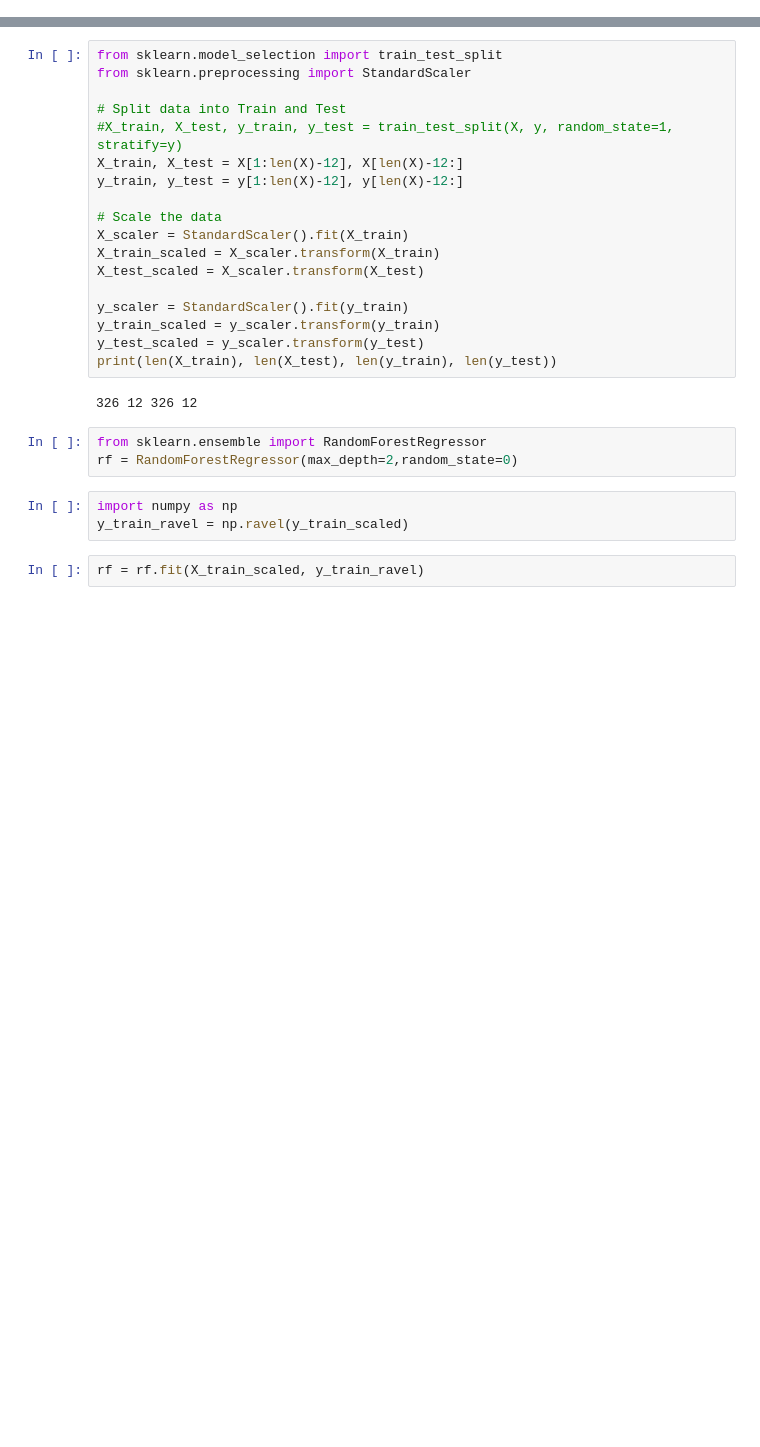
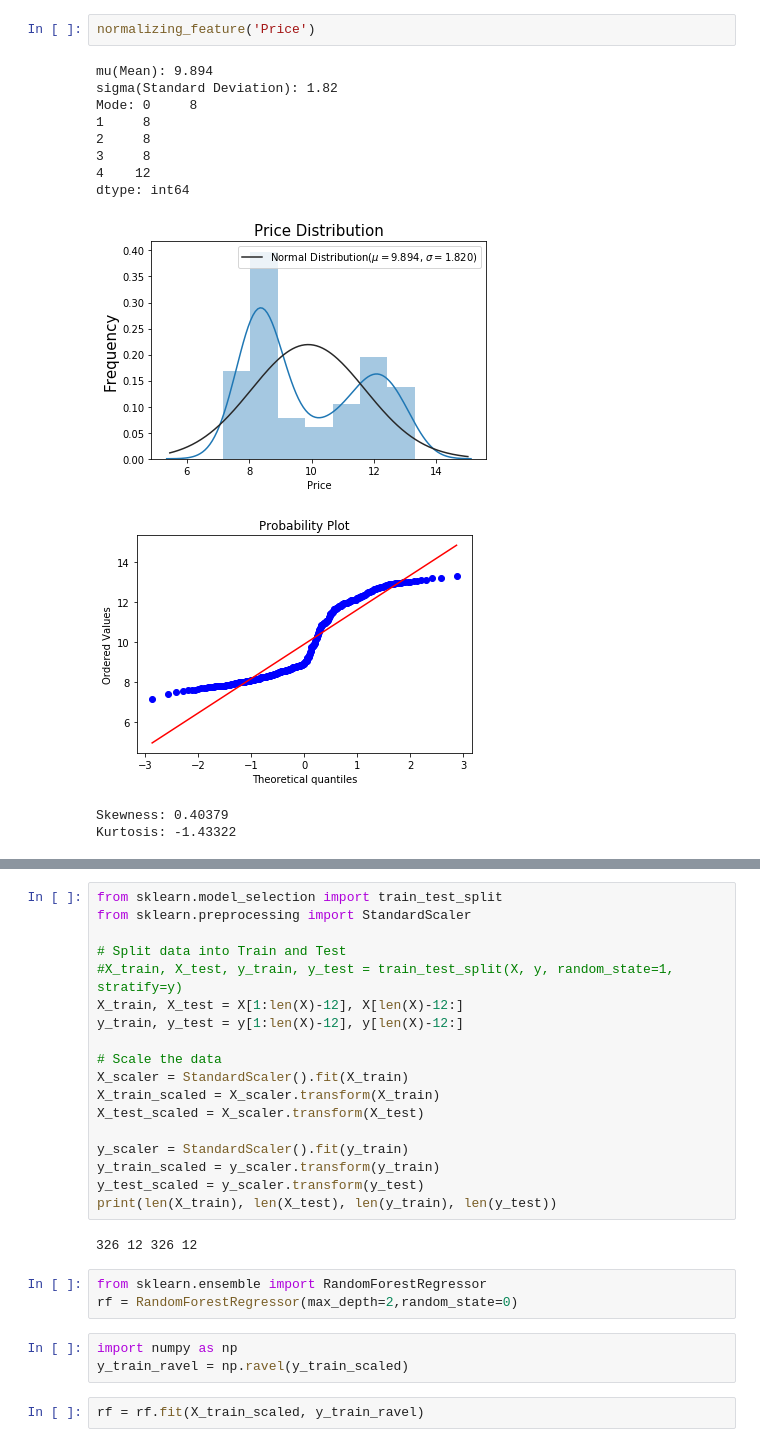
Before and after one commit to gvo34/energy-solar, a Jupyter notebook: static/notebooks/model/RandomForrest_model.ipynb, the cells around one changed output, grey strips where cells are left out. Cells and saved outputs as stored; diff of their text form; blank space fills up the shorter version.

```diff
--- a/static/notebooks/model/RandomForrest_model.ipynb
+++ b/static/notebooks/model/RandomForrest_model.ipynb
@@ -22,0 +91,15 @@ data.head()
+# %%
+normalizing_feature('Price')
+# %% [output]
+mu(Mean): 9.894
+sigma(Standard Deviation): 1.82
+Mode: 0     8
+1     8
+2     8
+3     8
+4    12
+dtype: int64
+[figure, added]
+[figure, added]
+Skewness: 0.40379
+Kurtosis: -1.43322
```
Also changed, not shown: parts of 16 cells of this notebook, 3 other files.
